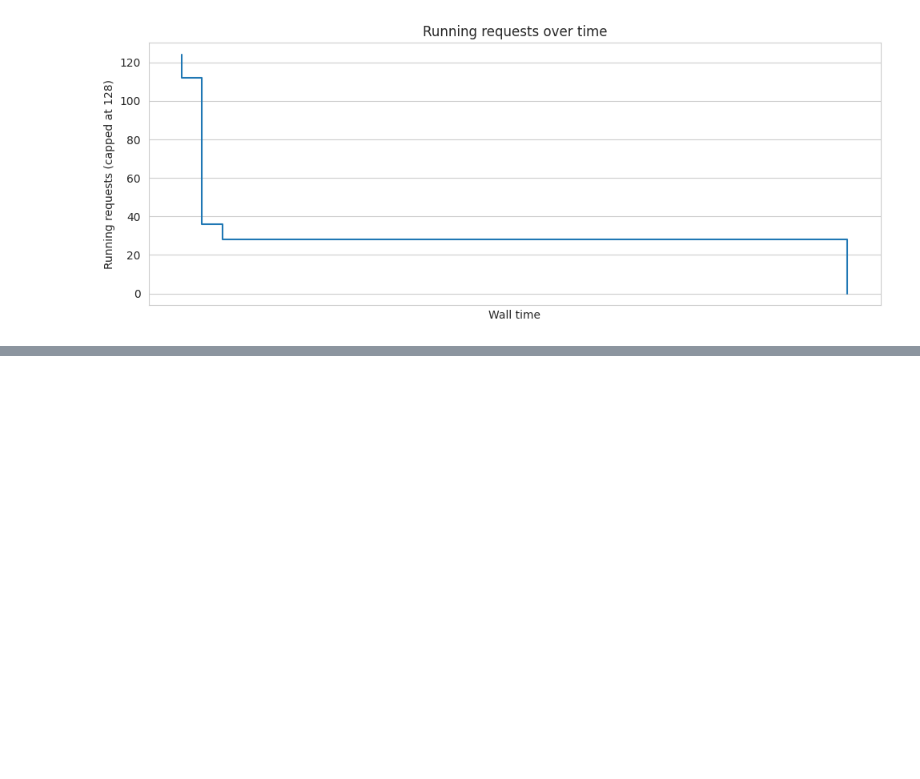
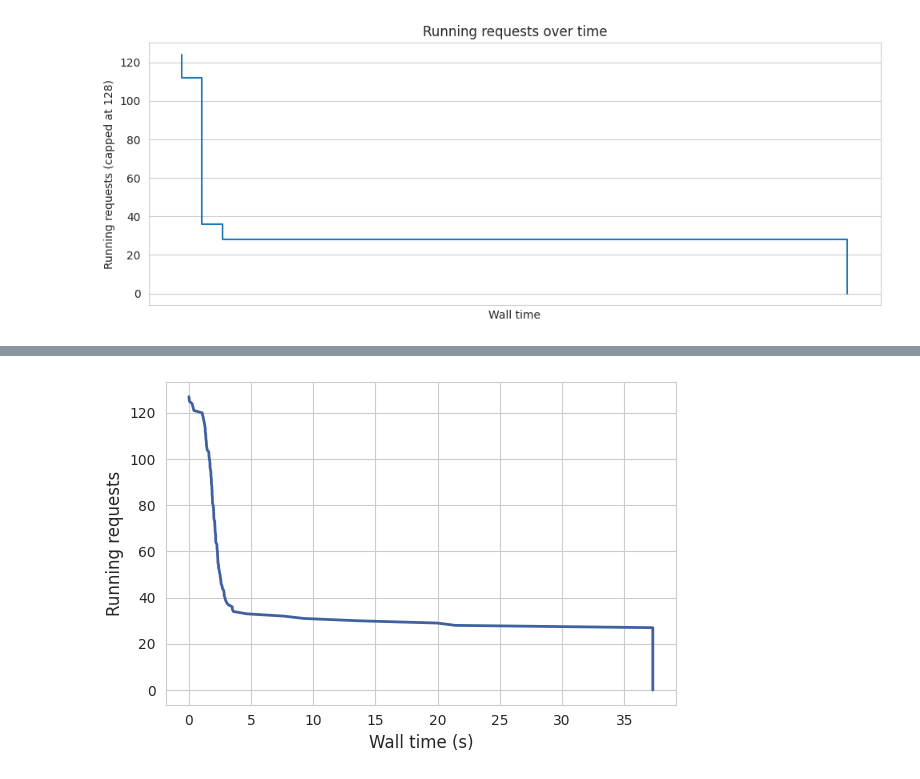
Before and after one commit to ExtremeViscent/verl, a Jupyter notebook: scripts/throughput.ipynb, the cells around one changed output, grey strips where cells are left out. Saved outputs shown, nothing was run; the diff lists cells and outputs as text; code cells hidden in the pictures; blank space fills up the shorter version.

```diff
--- a/scripts/throughput.ipynb
+++ b/scripts/throughput.ipynb
@@ -830,0 +1270,3 @@ Clear queue
+# %%
+outputs, queue_stat, completed_rids, completed_oids = output
+lengths_ours.extend(get_lengths(outputs, completed_rids, completed_oids))
@@ -1040,0 +1697,4 @@ plt.show()
+# %%
+running_baseline = [queue_stat_to_df(qs) for qs in queue_stat_base]
+running_ours = [queue_stat_to_df(qs) for qs in queue_stat_ours]
+running_partial = [queue_stat_to_df(qs) for qs in queue_stat_partial]
@@ -1040,0 +1807,4 @@ plt.show()
+# %%
+plot_running_requests(running_baseline[0])
+# %% [output]
+[figure, added]
```
Also changed, not shown: parts of 82 cells of this notebook, 1 other file.
